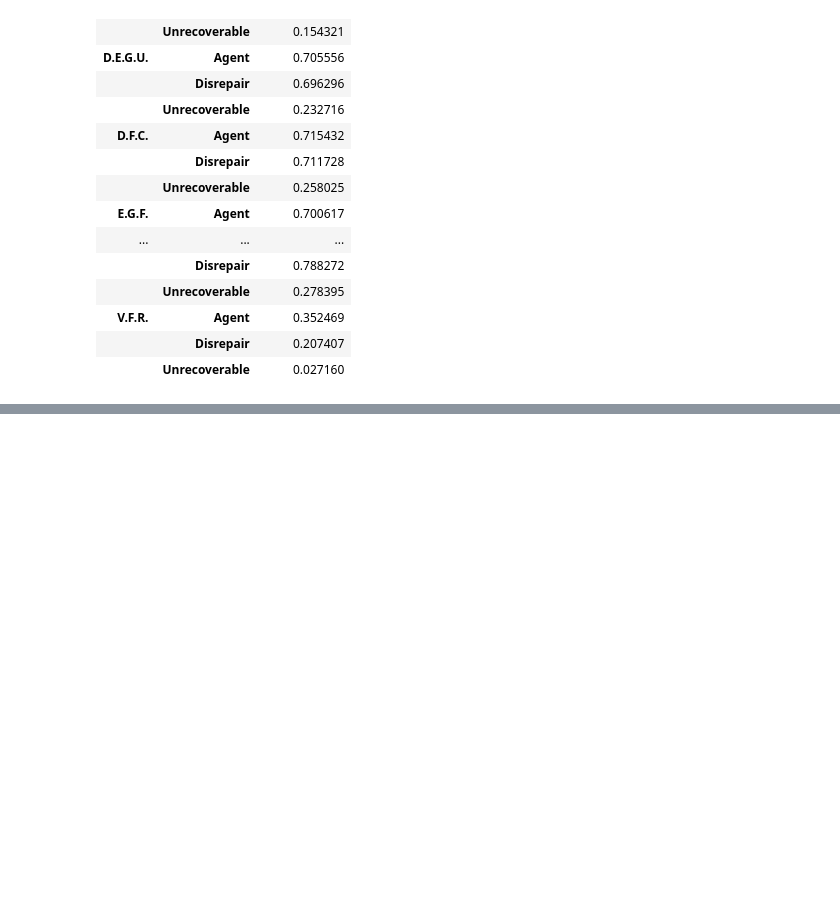
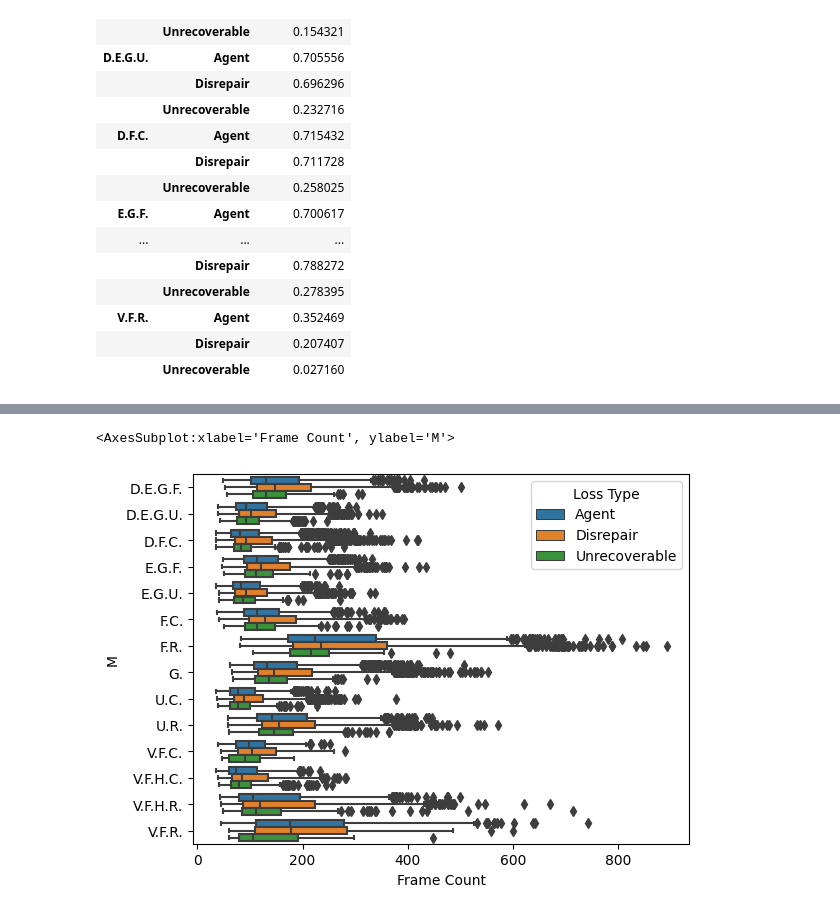
Before and after one commit to DIRECTLab/Multi_Agents_Area_Exploration, a Jupyter notebook: data_analysis/plots.ipynb, the cells around one changed output, grey strips where cells are left out. Cells and saved outputs as stored; diff of their text form; code cells hidden in the pictures; blank space fills up the shorter version.

```diff
--- a/data_analysis/plots.ipynb
+++ b/data_analysis/plots.ipynb
@@ -286,3 +261,6 @@ plt.savefig(f"{root_directory}/data_analysis/plots/boxplot_frame_count.png")
 # %%
-sns.boxplot(y="M", x="Frame Count",hue="Loss Type", data=df_end)
+sns.boxplot(y="M", x="Frame Count",hue="Loss Type", data=df_end_success)
+# %% [output]
+<AxesSubplot:xlabel='Frame Count', ylabel='M'>
+[figure, added]
 # %%
```
Also changed, not shown: parts of 24 cells of this notebook, 1 other file.
